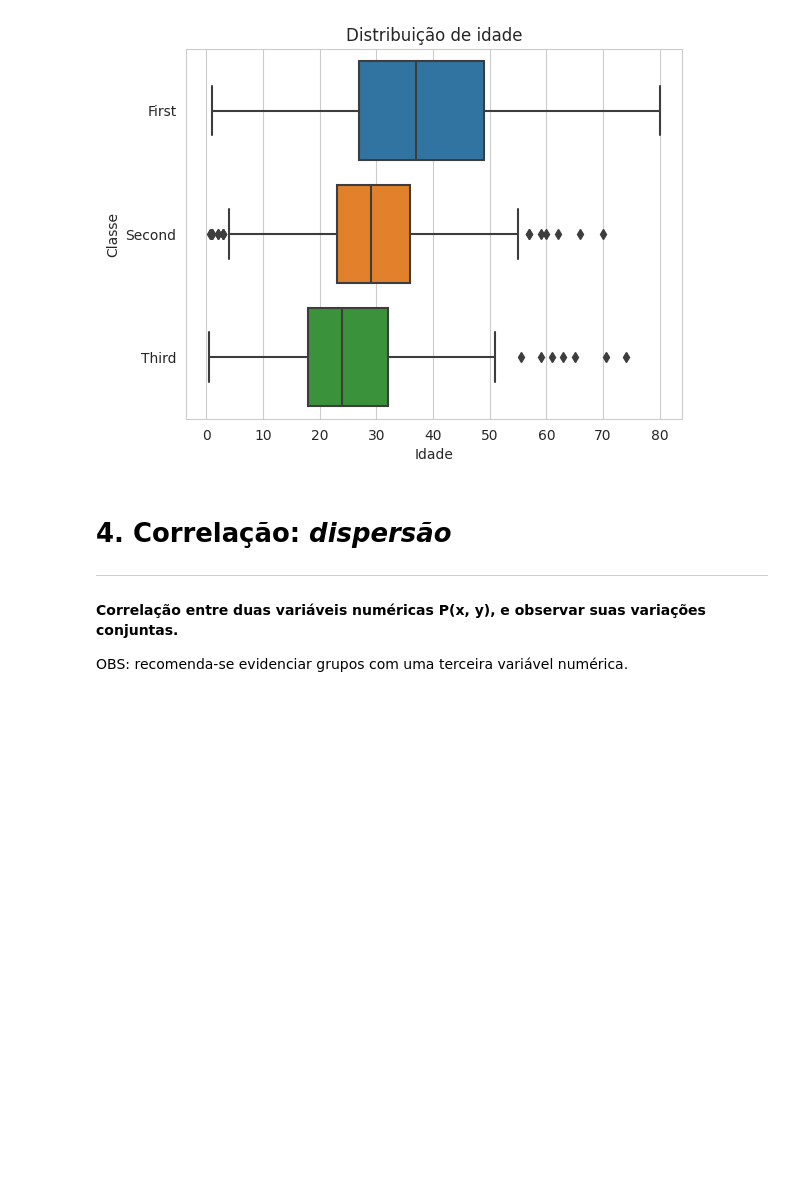
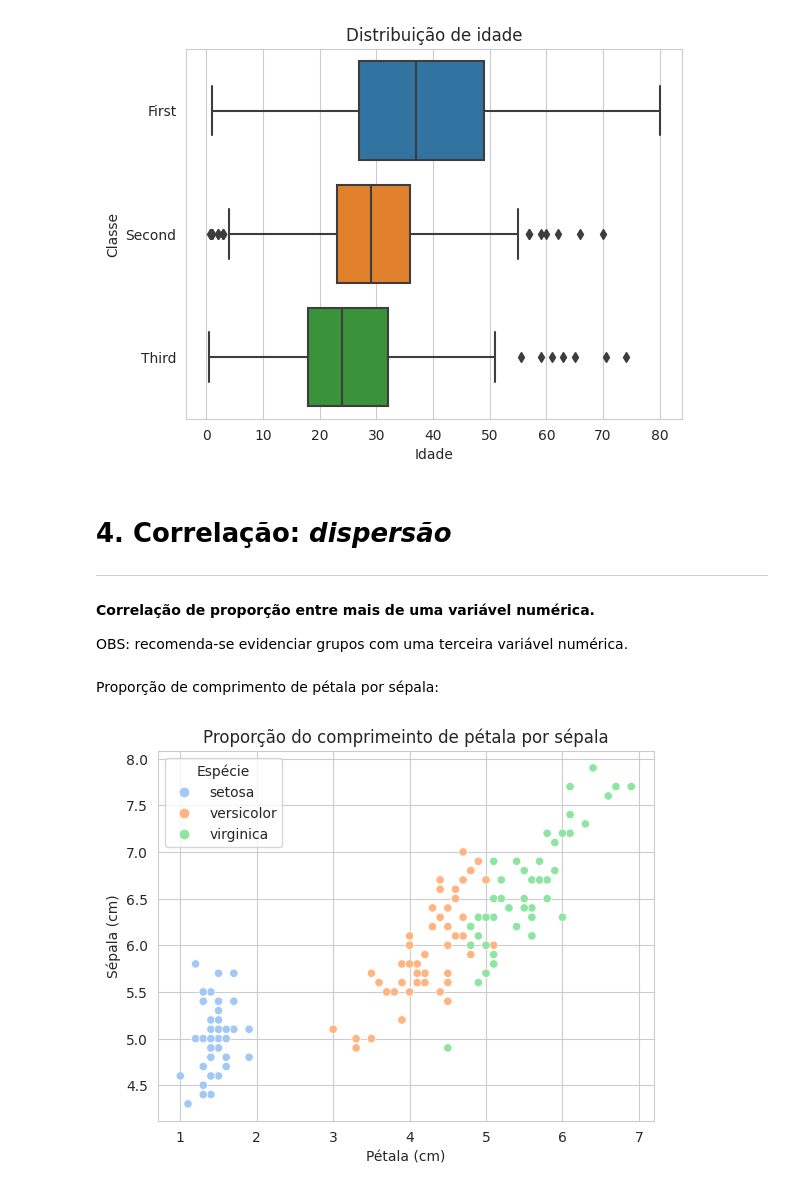
Before and after one commit to freirefellipe/ebac, a Jupyter notebook: MOD15_seaborn.ipynb, the cells around one changed output. Cells and saved outputs as stored; diff of their text form; code cells hidden in the pictures; blank space fills up the shorter version.

```diff
--- a/MOD15_seaborn.ipynb
+++ b/MOD15_seaborn.ipynb
@@ -79,5 +79,23 @@ with seaborn.axes_style('whitegrid'):
 # %% [markdown]
 # 4. **Correlação**: ***dispersão***
 ---
-#### Correlação entre duas variáveis numéricas P(x, y), e observar suas variações conjuntas.
+#### Correlação de proporção entre mais de uma variável numérica.
 OBS: recomenda-se evidenciar grupos com uma terceira variável numérica.
+# %%
+import seaborn
+
+iris_ds = seaborn.load_dataset('iris')
+
+iris_short = iris_ds[['sepal_length', 'petal_length', 'species']]
+# %% [markdown]
+Proporção de comprimento de pétala por sépala:
+# %%
+with seaborn.axes_style('whitegrid'):
+
+  iris_graph = seaborn.scatterplot(data=iris_short, x='petal_length', y='sepal_length', hue='species', palette='pastel')
+
+  iris_graph.set(title='Proporção do comprimeinto de pétala por sépala', xlabel='Pétala (cm)', ylabel='Sépala (cm)')
+
+  iris_graph.get_legend().set_title('Espécie')
+# %% [output]
+[figure, added]
```
Also changed, not shown: parts of 2 cells of this notebook.
